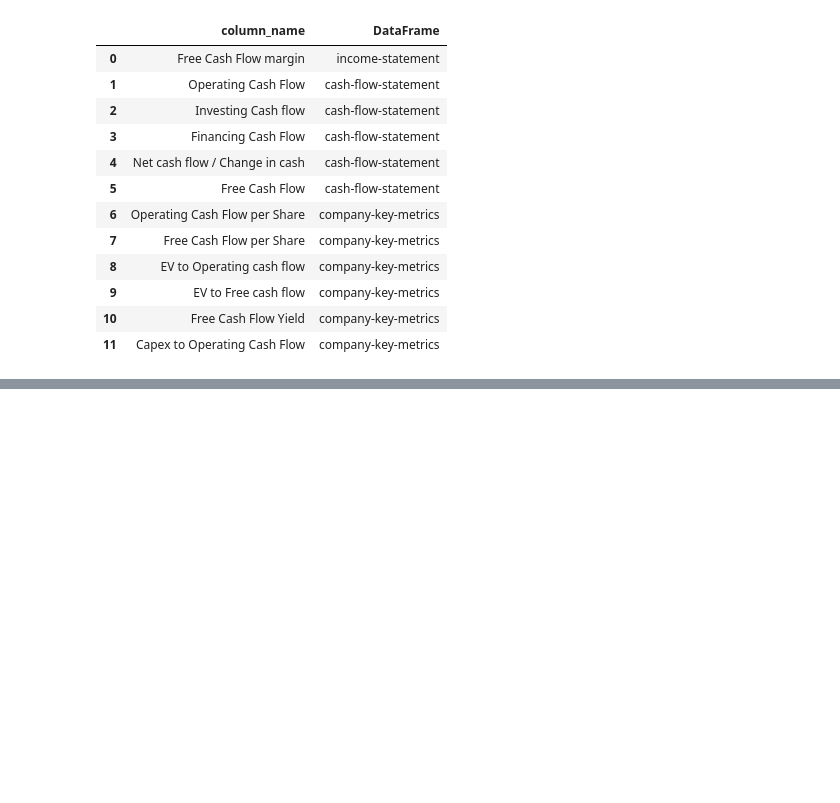
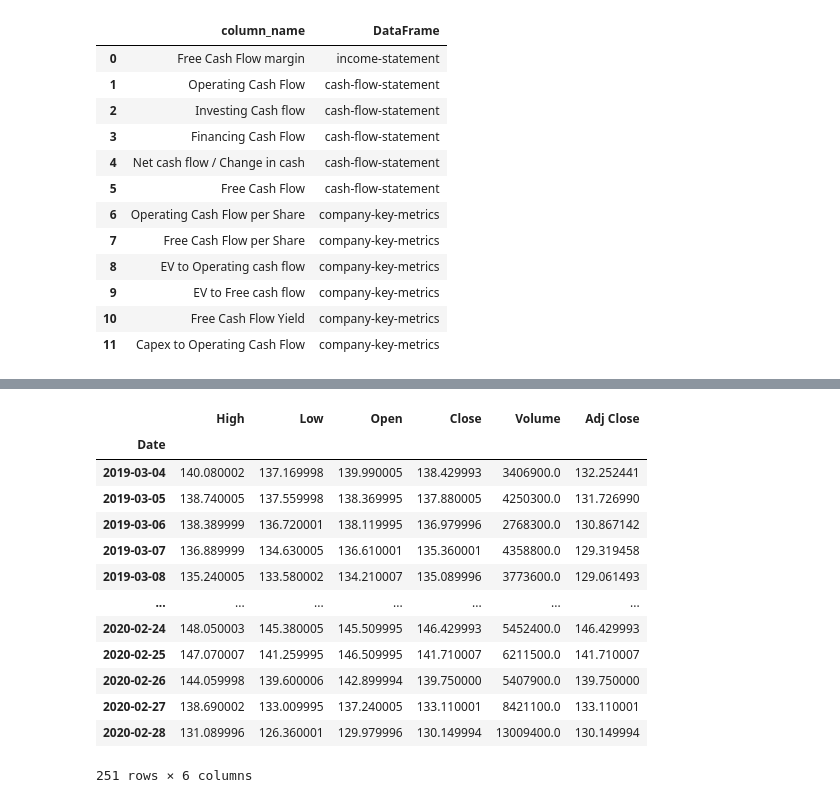
Before and after one commit to sabawi/getstockdata, a Jupyter notebook: test_data.ipynb, the cells around one changed output, grey strips where cells are left out. Saved outputs shown, nothing was run; the diff lists cells and outputs as text; code cells hidden in the pictures; blank space fills up the shorter version.

```diff
--- a/test_data.ipynb
+++ b/test_data.ipynb
@@ -502,0 +562,17 @@ f
+# %%
+gd.total('ibm')
+# %% [output]
+|  | High | Low | Open | Close | Volume | Adj Close |
+| Date |  |  |  |  |  |  |
+| 2019-03-04 | 140.080002 | 137.169998 | 139.990005 | 138.429993 | 3406900.0 | 132.252441 |
+| 2019-03-05 | 138.740005 | 137.559998 | 138.369995 | 137.880005 | 4250300.0 | 131.726990 |
+| 2019-03-06 | 138.389999 | 136.720001 | 138.119995 | 136.979996 | 2768300.0 | 130.867142 |
+| 2019-03-07 | 136.889999 | 134.630005 | 136.610001 | 135.360001 | 4358800.0 | 129.319458 |
+| 2019-03-08 | 135.240005 | 133.580002 | 134.210007 | 135.089996 | 3773600.0 | 129.061493 |
+| ... | ... | ... | ... | ... | ... | ... |
+| 2020-02-24 | 148.050003 | 145.380005 | 145.509995 | 146.429993 | 5452400.0 | 146.429993 |
+| 2020-02-25 | 147.070007 | 141.259995 | 146.509995 | 141.710007 | 6211500.0 | 141.710007 |
+| 2020-02-26 | 144.059998 | 139.600006 | 142.899994 | 139.750000 | 5407900.0 | 139.750000 |
+| 2020-02-27 | 138.690002 | 133.009995 | 137.240005 | 133.110001 | 8421100.0 | 133.110001 |
+| 2020-02-28 | 131.089996 | 126.360001 | 129.979996 | 130.149994 | 13009400.0 | 130.149994 |
+251 rows × 6 columns
```
Also changed, not shown: parts of 15 cells of this notebook, 1 other file.
